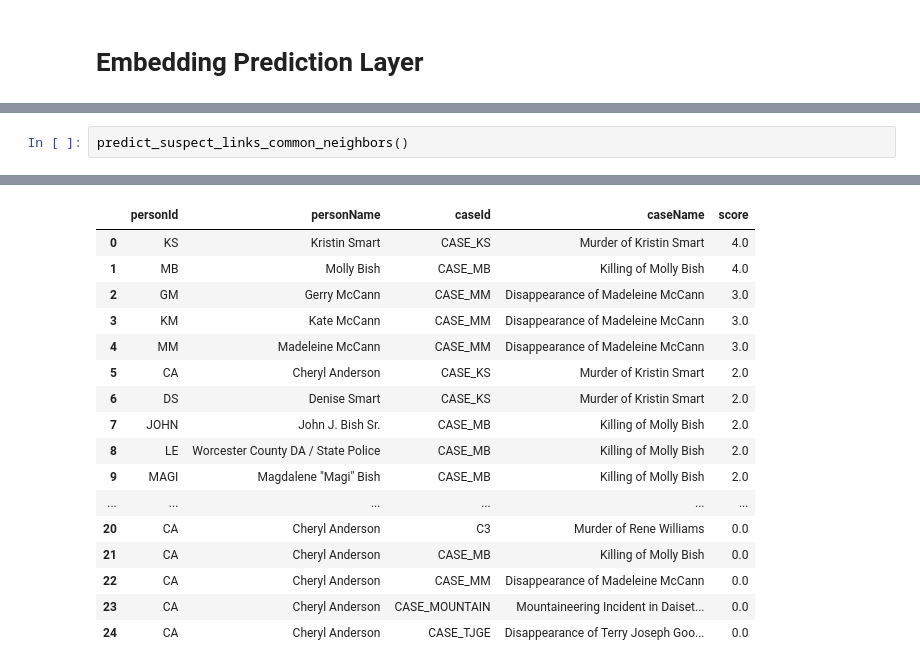
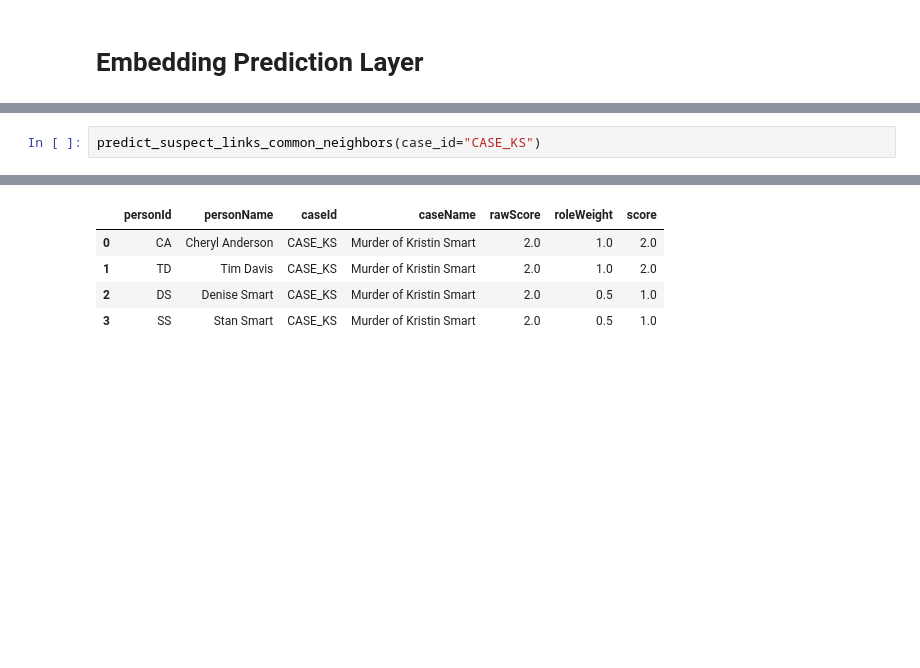
Before and after one commit to TylerNP/AI4SAR-KG-Reasoning, a Jupyter notebook: src/ref.ipynb, the cells around one changed output, grey strips where cells are left out. Saved outputs shown, nothing was run; the diff lists cells and outputs as text; blank space fills up the shorter version.

```diff
--- a/src/ref.ipynb
+++ b/src/ref.ipynb
@@ -730,3 +683,3 @@ def predict_suspect_links_preferential_attachment(limit: int = 25) -> pd.DataFra
 # %%
-predict_suspect_links_common_neighbors()
+predict_suspect_links_common_neighbors(case_id="CASE_KS")
 # %% [output]
@@ -733,18 +692,6 @@ predict_suspect_links_common_neighbors()
-|  | personId | personName | caseId | caseName | score |
-| 0 | KS | Kristin Smart | CASE_KS | Murder of Kristin Smart | 4.0 |
-| 1 | MB | Molly Bish | CASE_MB | Killing of Molly Bish | 4.0 |
-| 2 | GM | Gerry McCann | CASE_MM | Disappearance of Madeleine McCann | 3.0 |
-| 3 | KM | Kate McCann | CASE_MM | Disappearance of Madeleine McCann | 3.0 |
-| 4 | MM | Madeleine McCann | CASE_MM | Disappearance of Madeleine McCann | 3.0 |
-| 5 | CA | Cheryl Anderson | CASE_KS | Murder of Kristin Smart | 2.0 |
-| 6 | DS | Denise Smart | CASE_KS | Murder of Kristin Smart | 2.0 |
-| 7 | JOHN | John J. Bish Sr. | CASE_MB | Killing of Molly Bish | 2.0 |
-| 8 | LE | Worcester County DA / State Police | CASE_MB | Killing of Molly Bish | 2.0 |
-| 9 | MAGI | Magdalene "Magi" Bish | CASE_MB | Killing of Molly Bish | 2.0 |
-| ... | ... | ... | ... | ... | ... |
-| 20 | CA | Cheryl Anderson | C3 | Murder of Rene Williams | 0.0 |
-| 21 | CA | Cheryl Anderson | CASE_MB | Killing of Molly Bish | 0.0 |
-| 22 | CA | Cheryl Anderson | CASE_MM | Disappearance of Madeleine McCann | 0.0 |
-| 23 | CA | Cheryl Anderson | CASE_MOUNTAIN | Mountaineering Incident in Daiset... | 0.0 |
-| 24 | CA | Cheryl Anderson | CASE_TJGE | Disappearance of Terry Joseph Goo... | 0.0 |
+|  | personId | personName | caseId | caseName | rawScore | roleWeight | score |
+| 0 | CA | Cheryl Anderson | CASE_KS | Murder of Kristin Smart | 2.0 | 1.0 | 2.0 |
+| 1 | TD | Tim Davis | CASE_KS | Murder of Kristin Smart | 2.0 | 1.0 | 2.0 |
+| 2 | DS | Denise Smart | CASE_KS | Murder of Kristin Smart | 2.0 | 0.5 | 1.0 |
+| 3 | SS | Stan Smart | CASE_KS | Murder of Kristin Smart | 2.0 | 0.5 | 1.0 |
 # %%
```
Also changed, not shown: parts of 77 cells of this notebook, 1 other file.
